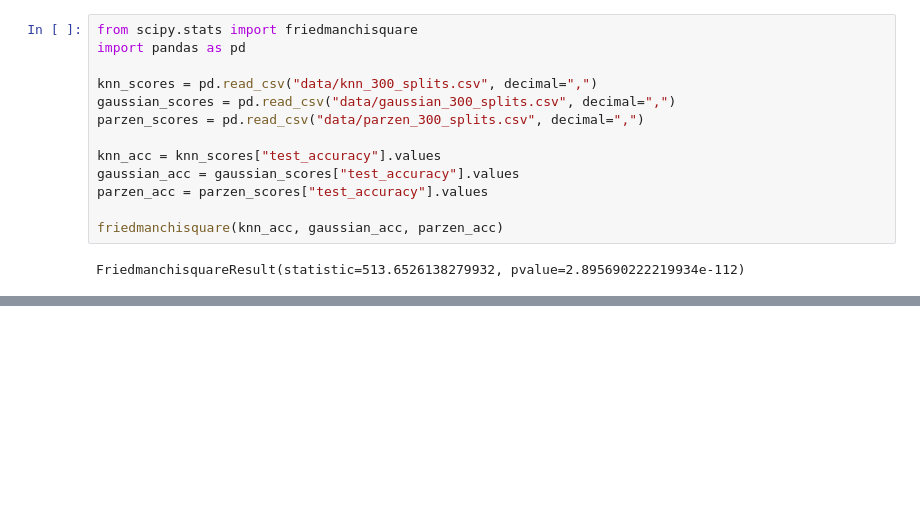
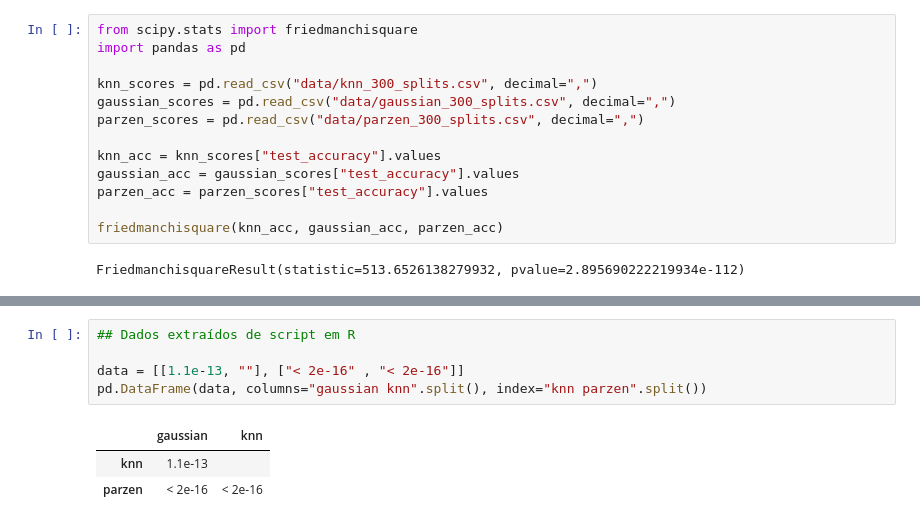
Before and after one commit to thiagodiasbispo/fuzzyclustering, a Jupyter notebook: 04_classificacao.ipynb, the cells around one changed output, grey strips where cells are left out. Drawn from its saved outputs; the diff is of its cells as text; blank space fills up the shorter version.

```diff
--- a/04_classificacao.ipynb
+++ b/04_classificacao.ipynb
@@ -863,0 +846,9 @@ Matplotlib is building the font cache; this may take a moment.
+# %%
+## Dados extraídos de script em R
+
+data = [[1.1e-13, ""], ["< 2e-16" , "< 2e-16"]]
+pd.DataFrame(data, columns="gaussian knn".split(), index="knn parzen".split())
+# %% [output]
+|  | gaussian | knn |
+| knn | 1.1e-13 |  |
+| parzen | < 2e-16 | < 2e-16 |
```
Also changed, not shown: parts of 9 cells of this notebook, 2 other files.
